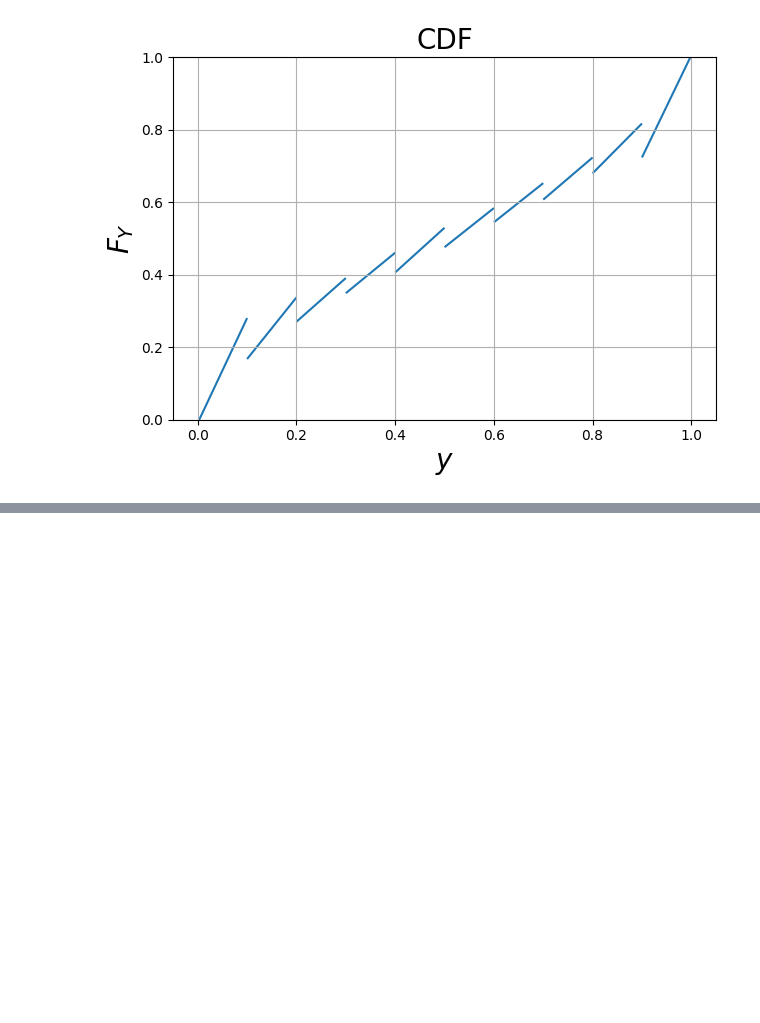
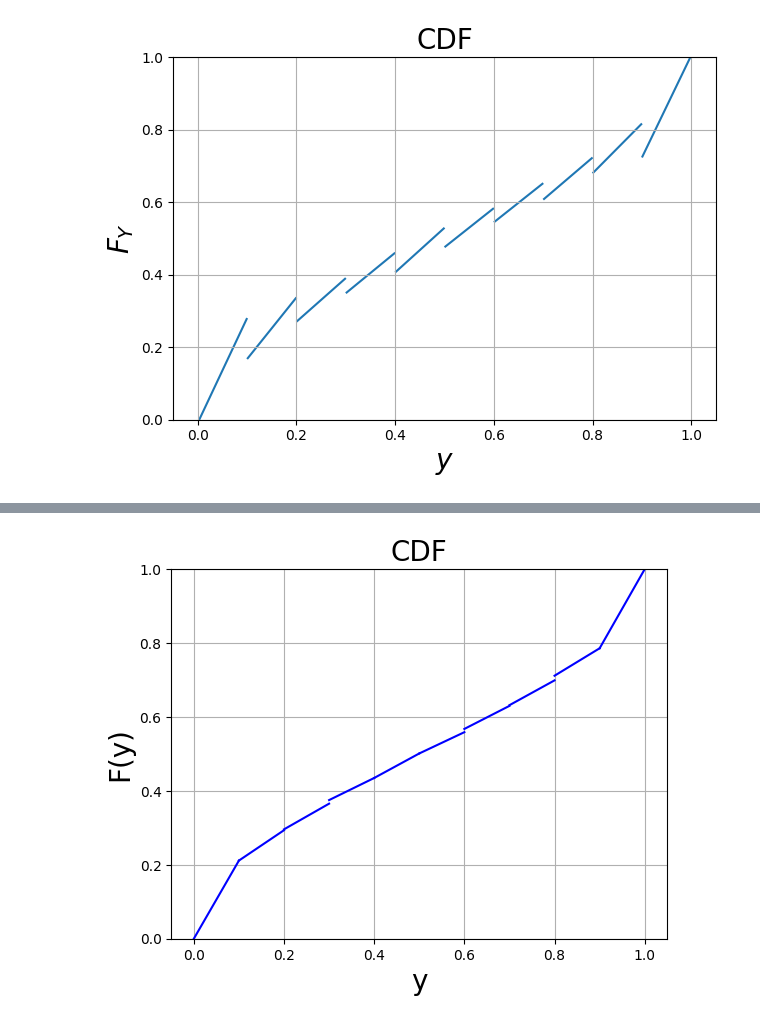
Before and after one commit to D-stratify/Numdf, a Jupyter notebook: notebooks/explanatory_notebooks/Part1_CDF_Construction.ipynb, the cells around one changed output, grey strips where cells are left out. Drawn from its saved outputs; the diff is of its cells as text; code cells hidden in the pictures; blank space fills up the shorter version.

```diff
--- a/notebooks/explanatory_notebooks/Part1_CDF_Construction.ipynb
+++ b/notebooks/explanatory_notebooks/Part1_CDF_Construction.ipynb
@@ -346,0 +354,20 @@ As we now proceed to show in **Part 2** the 'DG0' element, while suitable for ob
+# %%
+# Account for the boundary conditions
+if np.allclose(F.dat.data[:], F.dat.data[0]) is False:
+    F.dat.data[0] = 0  # left end point
+    F.dat.data[-1] = 1  # right end point
+
+# Plot the CDF
+l = np.arange(0,1,0.1)
+r = np.arange(0.1,1.1,0.1)
+X = np.vstack([l,r]).T
+for i in range(ne):
+    plt.plot(X[i,:],F.dat.data[:].reshape((-1, 2))[i,:],'b')
+plt.ylabel('F(y)',fontsize=20)
+plt.xlabel('y',fontsize=20)
+plt.title('CDF',fontsize=20)
+plt.ylim([0,1])
+plt.grid()
+plt.show()
+# %% [output]
+[figure, added]
```
Also changed, not shown: parts of 14 cells of this notebook, 17 other files.
